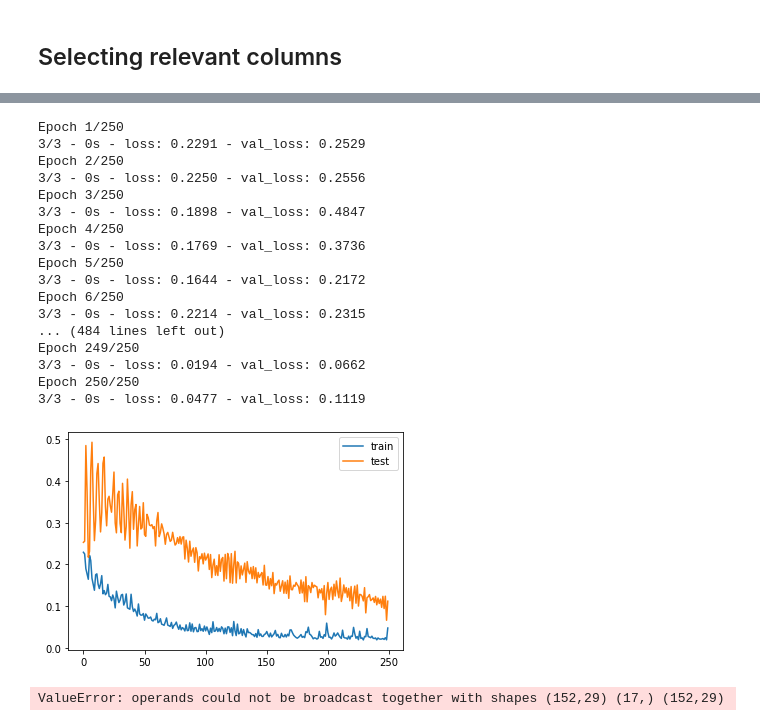
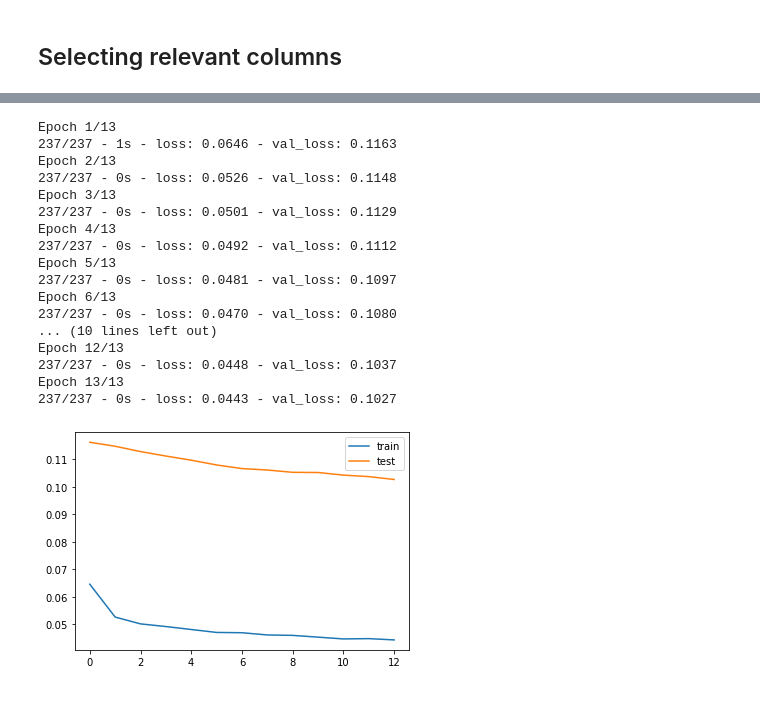
Before and after one commit to Catch-a-third-wave/capstone, a Jupyter notebook: model/first_model_attempt.ipynb, the cells around one changed output, grey strips where cells are left out. Cells and saved outputs as stored; diff of their text form; code cells hidden in the pictures.

Commit message:
code for LSTM

```diff
--- a/model/first_model_attempt.ipynb
+++ b/model/first_model_attempt.ipynb
@@ -129,21 +180,15 @@ LinAlgError: Singular matrix
 # %%
-to_scale = ["total_cases_per_million", "new_cases_smoothed_per_million", "total_deaths_per_million",
-            "new_deaths_smoothed_per_million","smoothed_pct_worked_outside_home_weighted", "smoothed_pct_grocery_outside_home_weighted",
-            "smoothed_pct_ate_outside_home_weighted", "smoothed_pct_spent_time_with_non_hh_weighted",
-            "smoothed_pct_attended_public_event_weighted", "smoothed_pct_used_public_transit_weighted",
-            "smoothed_pct_direct_contact_with_non_hh_weighted", "smoothed_pct_no_public_weighted",
-            "smoothed_pct_wear_mask_all_time_weighted", "smoothed_pct_wear_mask_most_time_weighted",
-            "smoothed_pct_wear_mask_half_time_weighted", "smoothed_pct_wear_mask_some_time_weighted",
-            "smoothed_pct_wear_mask_none_time_weighted"]
+to_scale = ["median_age", "smoothed_pct_worked_outside_home_weighted", "smoothed_pct_grocery_outside_home_weighted",
+            "smoothed_pct_ate_outside_home_weighted", "smoothed_pct_attended_public_event_weighted",
+            "smoothed_pct_used_public_transit_weighted", "smoothed_pct_direct_contact_with_non_hh_weighted",
+            "smoothed_pct_no_public_weighted", "smoothed_pct_wear_mask_all_time_weighted",
+            "smoothed_pct_wear_mask_most_time_weighted", "total_cases_per_million"]
 # %%
 #scale the values
 scaler = MinMaxScaler()
-df_deu[to_scale] = scaler.fit_transform(df_deu[to_scale])
+train[to_scale] = scaler.fit_transform(train[to_scale])
-# %%
-#divide the data into train and test data
-train_size = int(len(df_deu) * 0.80)
-test_size = len(df_deu) - train_size
-train, test = df_deu[0:train_size], df_deu[train_size:len(df_deu)]
+# %%
+test[to_scale] = scaler.transform(test[to_scale])
 # %%
 #index the data into dependent and independent variables
 train_X, train_y = train.drop("total_cases_per_million", axis=1), train["total_cases_per_million"]
@@ -166,35 +211,35 @@ print(train_X.shape, train_y.shape, test_X.shape, test_y.shape)
 # %%
 model = Sequential()
-model.add(LSTM(250, input_shape=(train_X.shape[1], train_X.shape[2])))
+model.add(LSTM(13, input_shape=(train_X.shape[1], train_X.shape[2])))
 model.add(Dropout(0.2))
 model.add(Dense(1))
 model.compile(loss='mae', optimizer='adam')
 
-history = model.fit(train_X, train_y, epochs=250, batch_size=72, validation_data=(test_X, test_y), verbose=2, shuffle=False)
+history = model.fit(train_X, train_y, epochs=13, batch_size=72, validation_data=(test_X, test_y), verbose=2, shuffle=False)
 
 plt.plot(history.history['loss'], label='train')
 plt.plot(history.history['val_loss'], label='test')
 plt.legend()
 plt.show()
 # %% [output]
-Epoch 1/250
-3/3 - 0s - loss: 0.2291 - val_loss: 0.2529
-Epoch 2/250
-3/3 - 0s - loss: 0.2250 - val_loss: 0.2556
-Epoch 3/250
-3/3 - 0s - loss: 0.1898 - val_loss: 0.4847
-Epoch 4/250
-3/3 - 0s - loss: 0.1769 - val_loss: 0.3736
-Epoch 5/250
-3/3 - 0s - loss: 0.1644 - val_loss: 0.2172
-Epoch 6/250
-3/3 - 0s - loss: 0.2214 - val_loss: 0.2315
-... (484 lines left out)
-Epoch 249/250
-3/3 - 0s - loss: 0.0194 - val_loss: 0.0662
-Epoch 250/250
-3/3 - 0s - loss: 0.0477 - val_loss: 0.1119
+Epoch 1/13
+237/237 - 1s - loss: 0.0646 - val_loss: 0.1163
+Epoch 2/13
+237/237 - 0s - loss: 0.0526 - val_loss: 0.1148
+Epoch 3/13
+237/237 - 0s - loss: 0.0501 - val_loss: 0.1129
+Epoch 4/13
+237/237 - 0s - loss: 0.0492 - val_loss: 0.1112
+Epoch 5/13
+237/237 - 0s - loss: 0.0481 - val_loss: 0.1097
+Epoch 6/13
+237/237 - 0s - loss: 0.0470 - val_loss: 0.1080
+... (10 lines left out)
+Epoch 12/13
+237/237 - 0s - loss: 0.0448 - val_loss: 0.1037
+Epoch 13/13
+237/237 - 0s - loss: 0.0443 - val_loss: 0.1027
-[figure, old version]
+[figure, new version]
 # %%
 #prediction on training and testing data
 train_predict = model.predict(train_X)
@@ -203,20 +248,3 @@ test_predict = model.predict(test_X)
 #converting from three dimension to two dimension
 train_X = train_X.reshape((train_X.shape[0], train_X.shape[2]))
 test_X = test_X.reshape((test_X.shape[0], test_X.shape[2]))
-
-inv_train_predict = concatenate((train_predict, train_X), axis=1)
-inv_test_predict = concatenate((test_predict, test_X), axis=1)
-
-#transforming to original scale
-inv_train_predict = scaler.inverse_transform(inv_train_predict)
-inv_test_predict = scaler.inverse_transform(inv_test_predict)
-
-#predicted values on training data
-inv_train_predict = inv_train_predict[:,0]
-inv_train_predict
-
-#predicted values on testing data
-inv_test_predict = inv_test_predict[:,0]
-inv_test_predict
-# %% [output]
-ValueError: operands could not be broadcast together with shapes (152,29) (17,) (152,29)
```
Also changed, not shown: parts of 31 cells of this notebook.
